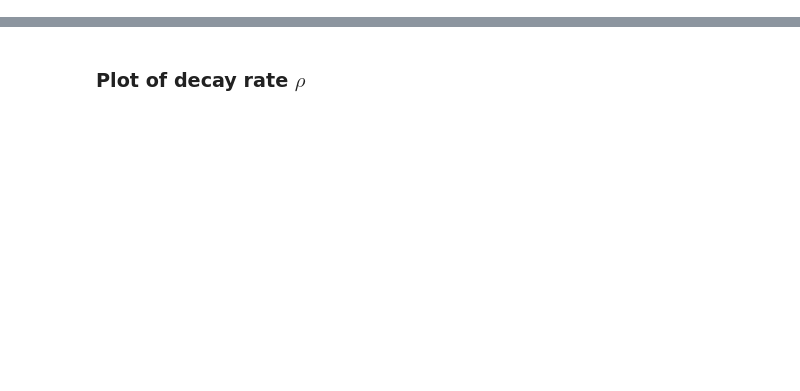
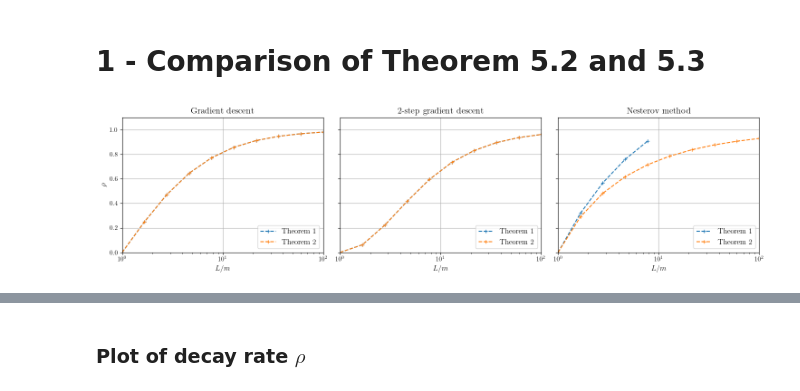
Before and after one commit to HadiElnemr/2024-tvopt-algorithm-analysis, a Jupyter notebook: src/numeric_study.ipynb, the cells around one changed output, grey strips where cells are left out. Cells and saved outputs as stored; diff of their text form; code cells hidden in the pictures; blank space fills up the shorter version.

```diff
--- a/src/numeric_study.ipynb
+++ b/src/numeric_study.ipynb
@@ -24,3 +24,5 @@ plt.rcParams.update({
     'xtick.labelsize': 10,
     'ytick.labelsize': 10
 })
+# %% [markdown]
+# 1 - Comparison of Theorem 5.2 and 5.3
@@ -26,0 +63,50 @@ plt.rcParams.update({
+# %%
+### Extract quantities to plot
+# rhos_ogd_, rhos_nag_, rhos_ogd2_, rhos_ogd3_, rhos_ogd4_, rhos_ogd5_, rhos_tmm_ = map(lambda x: np.array([rho for rho, _ in x]), [rhos_ogd, rhos_nag, rhos_ogd2, rhos_ogd3, rhos_ogd4, rhos_ogd5, rhos_agd])
+rhos_gd_thm1_, rhos_gd_thm2_  = map(lambda x: np.array([rho for rho, _ in x]), [rhos_gd_thm1, rhos_gd_thm2])
+rhos_nm_thm1_, rhos_nm_thm2_, = map(lambda x: np.array([rho for rho, _ in x]), [rhos_nm_thm1, rhos_nm_thm2])
+rhos_2gd_thm1_, rhos_2gd_thm2_, = map(lambda x: np.array([rho for rho, _ in x]), [rhos_2gd_thm1, rhos_2gd_thm2])
+tableau10 = plt.get_cmap('tab10').colors
+
+
+fig, axes = plt.subplots(1, 3, figsize=(15, 4), sharey=True)
+
+# Plot gradient descent
+axes[0].semilogx(L_range[rhos_gd_thm1_ <= 1], rhos_gd_thm1_[rhos_gd_thm1_ <= 1],
+                 '--+', label='Theorem 1', color=tableau10[0])
+axes[0].semilogx(L_range[rhos_gd_thm2_ <= 1], rhos_gd_thm2_[rhos_gd_thm2_ <= 1],
+                 '--+', label='Theorem 2', color=tableau10[1])
+axes[0].set_title("Gradient descent")
+axes[0].set_xlabel(r'$L/m$')
+axes[0].set_ylabel(r'$\rho$')
+axes[0].set_xlim([1, 100])
+axes[0].set_ylim([0, 1.1])
+axes[0].grid()
+axes[0].legend(loc='lower right')
+
+# Plot 2-step gradient descent
+axes[1].semilogx(L_range[rhos_2gd_thm1_ <= 1], rhos_2gd_thm1_[rhos_2gd_thm1_ <= 1],
+                 '--+', label='Theorem 1', color=tableau10[0])
+axes[1].semilogx(L_range[rhos_2gd_thm2_ <= 1], rhos_2gd_thm2_[rhos_2gd_thm2_ <= 1],
+                 '--+', label='Theorem 2', color=tableau10[1])
+axes[1].set_title("2-step gradient descent")
+axes[1].set_xlabel(r'$L/m$')
+axes[1].set_xlim([1, 100])
+axes[1].grid()
+axes[1].legend(loc='lower right')
+
+# Plot nesterov
+axes[2].semilogx(L_range[rhos_nm_thm1_ <= 1], rhos_nm_thm1_[rhos_nm_thm1_ <= 1],
+                 '--+', label='Theorem 1', color=tableau10[0])
+axes[2].semilogx(L_range[rhos_nm_thm2_ <= 1], rhos_nm_thm2_[rhos_nm_thm2_ <= 1],
+                 '--+', label='Theorem 2', color=tableau10[1])
+axes[2].set_title("Nesterov method")
+axes[2].set_xlabel(r'$L/m$')
+axes[2].set_xlim([1, 100])
+axes[2].grid()
+axes[2].legend(loc='lower right')
+
+plt.tight_layout()
+plt.show()
+# %% [output]
+[figure, added]
```
Also changed, not shown: parts of 14 cells of this notebook, 3 other files.
